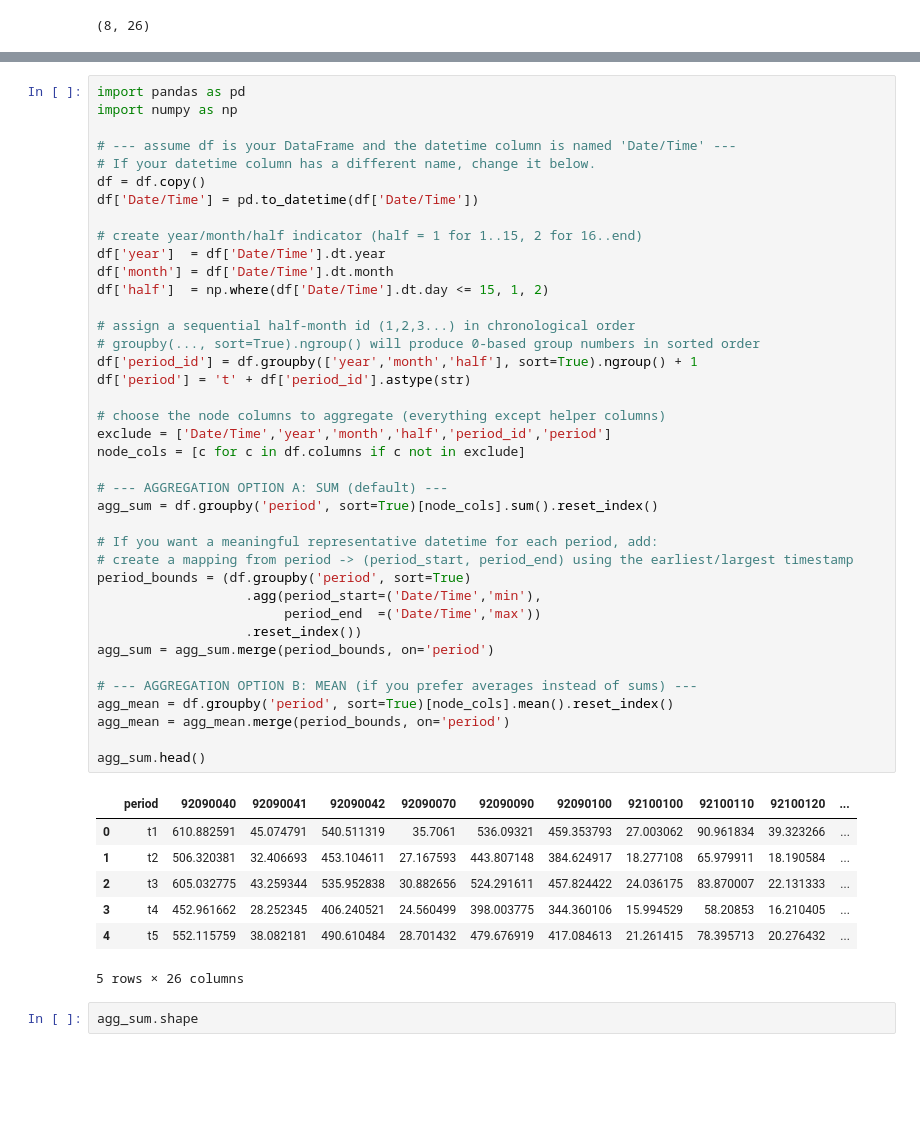
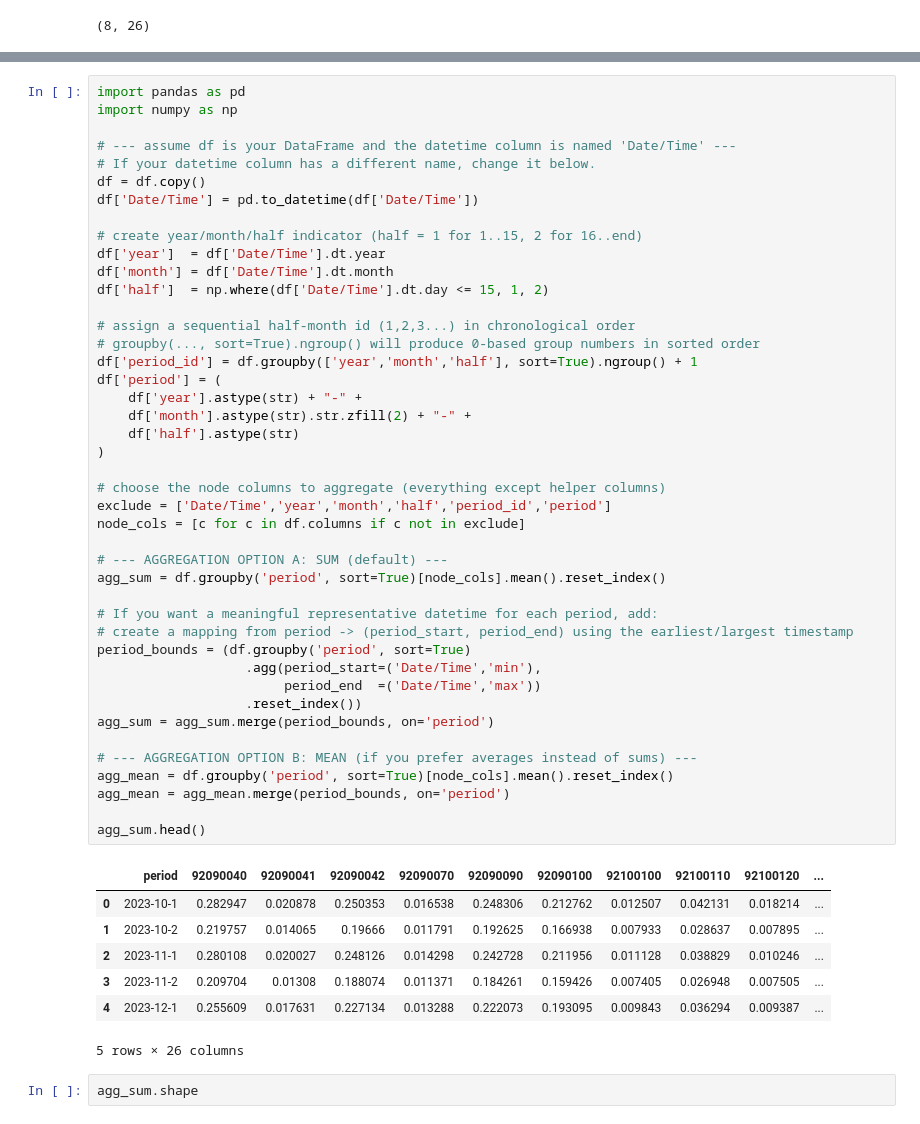
Before and after one commit to aiiilab/aiiilab.github.io, a Jupyter notebook: process.ipynb, the cells around one changed output, grey strips where cells are left out. Saved outputs shown, nothing was run; the diff lists cells and outputs as text; blank space fills up the shorter version.

```diff
--- a/process.ipynb
+++ b/process.ipynb
@@ -94,40 +118,44 @@ df['Date/Time'] = pd.to_datetime(df['Date/Time'])
 # create year/month/half indicator (half = 1 for 1..15, 2 for 16..end)
 df['year']  = df['Date/Time'].dt.year
 df['month'] = df['Date/Time'].dt.month
 df['half']  = np.where(df['Date/Time'].dt.day <= 15, 1, 2)
 
 # assign a sequential half-month id (1,2,3...) in chronological order
 # groupby(..., sort=True).ngroup() will produce 0-based group numbers in sorted order
 df['period_id'] = df.groupby(['year','month','half'], sort=True).ngroup() + 1
-df['period'] = 't' + df['period_id'].astype(str)
+df['period'] = (
+    df['year'].astype(str) + "-" +
+    df['month'].astype(str).str.zfill(2) + "-" +
+    df['half'].astype(str)
+)
 
 # choose the node columns to aggregate (everything except helper columns)
 exclude = ['Date/Time','year','month','half','period_id','period']
 node_cols = [c for c in df.columns if c not in exclude]
 
 # --- AGGREGATION OPTION A: SUM (default) ---
-agg_sum = df.groupby('period', sort=True)[node_cols].sum().reset_index()
+agg_sum = df.groupby('period', sort=True)[node_cols].mean().reset_index()
 
 # If you want a meaningful representative datetime for each period, add:
 # create a mapping from period -> (period_start, period_end) using the earliest/largest timestamp
 period_bounds = (df.groupby('period', sort=True)
                    .agg(period_start=('Date/Time','min'),
                         period_end  =('Date/Time','max'))
                    .reset_index())
 agg_sum = agg_sum.merge(period_bounds, on='period')
 
 # --- AGGREGATION OPTION B: MEAN (if you prefer averages instead of sums) ---
 agg_mean = df.groupby('period', sort=True)[node_cols].mean().reset_index()
 agg_mean = agg_mean.merge(period_bounds, on='period')
 
 agg_sum.head()
 # %% [output]
 |  | period | 92090040 | 92090041 | 92090042 | 92090070 | 92090090 | 92090100 | 92100100 | 92100110 | 92100120 | ... |
-| 0 | t1 | 610.882591 | 45.074791 | 540.511319 | 35.7061 | 536.09321 | 459.353793 | 27.003062 | 90.961834 | 39.323266 | ... |
-| 1 | t2 | 506.320381 | 32.406693 | 453.104611 | 27.167593 | 443.807148 | 384.624917 | 18.277108 | 65.979911 | 18.190584 | ... |
-| 2 | t3 | 605.032775 | 43.259344 | 535.952838 | 30.882656 | 524.291611 | 457.824422 | 24.036175 | 83.870007 | 22.131333 | ... |
-| 3 | t4 | 452.961662 | 28.252345 | 406.240521 | 24.560499 | 398.003775 | 344.360106 | 15.994529 | 58.20853 | 16.210405 | ... |
-| 4 | t5 | 552.115759 | 38.082181 | 490.610484 | 28.701432 | 479.676919 | 417.084613 | 21.261415 | 78.395713 | 20.276432 | ... |
+| 0 | 2023-10-1 | 0.282947 | 0.020878 | 0.250353 | 0.016538 | 0.248306 | 0.212762 | 0.012507 | 0.042131 | 0.018214 | ... |
+| 1 | 2023-10-2 | 0.219757 | 0.014065 | 0.19666 | 0.011791 | 0.192625 | 0.166938 | 0.007933 | 0.028637 | 0.007895 | ... |
+| 2 | 2023-11-1 | 0.280108 | 0.020027 | 0.248126 | 0.014298 | 0.242728 | 0.211956 | 0.011128 | 0.038829 | 0.010246 | ... |
+| 3 | 2023-11-2 | 0.209704 | 0.01308 | 0.188074 | 0.011371 | 0.184261 | 0.159426 | 0.007405 | 0.026948 | 0.007505 | ... |
+| 4 | 2023-12-1 | 0.255609 | 0.017631 | 0.227134 | 0.013288 | 0.222073 | 0.193095 | 0.009843 | 0.036294 | 0.009387 | ... |
 5 rows × 26 columns
 # %%
 agg_sum.shape
```
Also changed, not shown: parts of 5 cells of this notebook, 7 other files.
